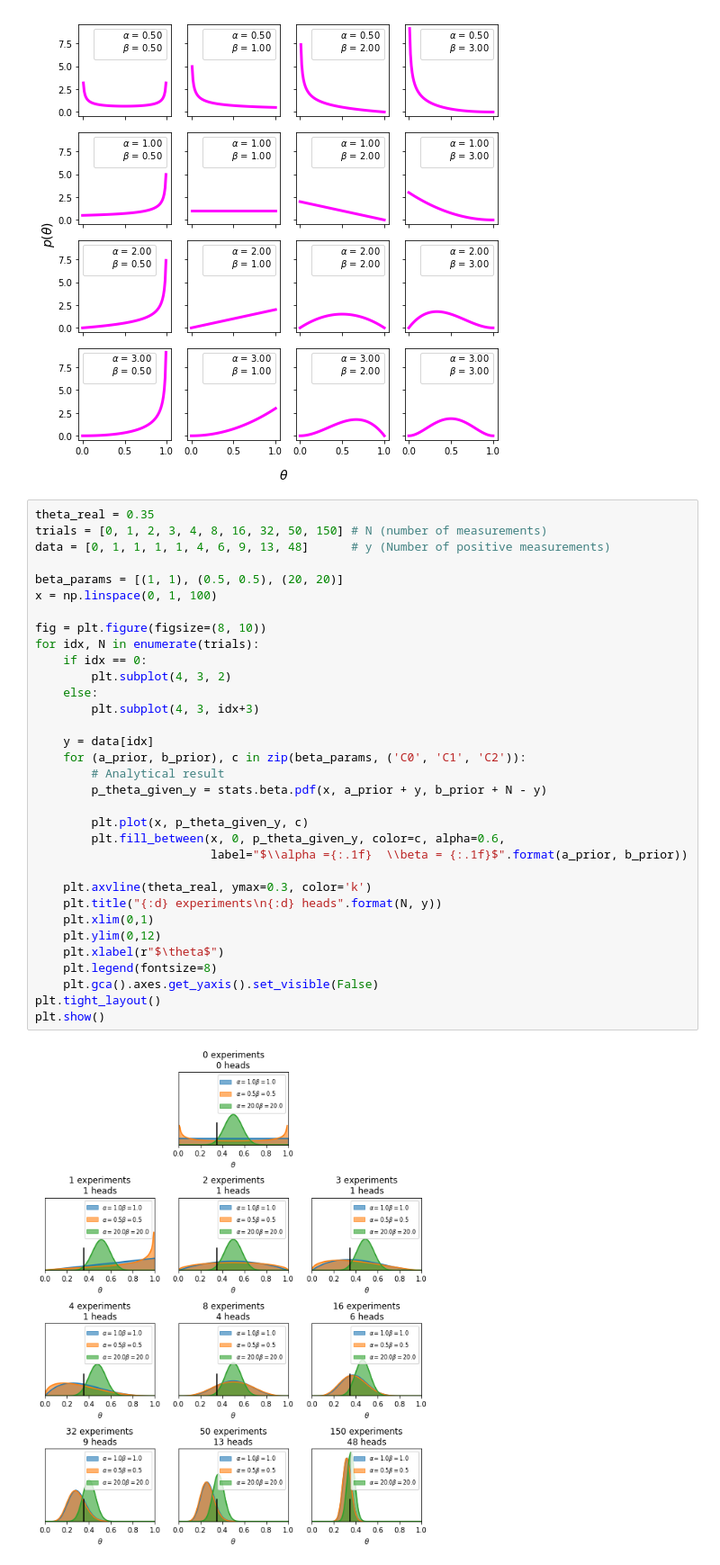
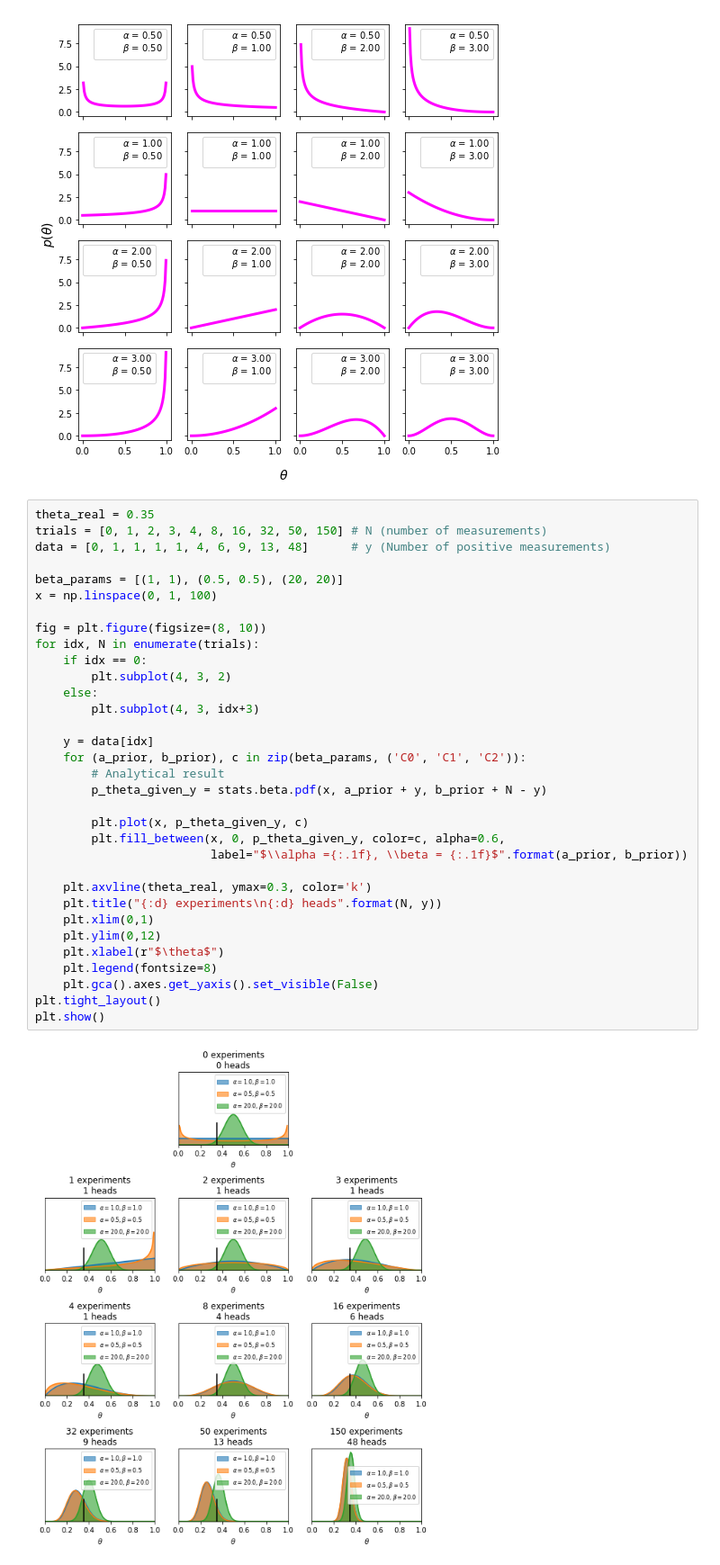
Before and after one commit to alejandrox1/numerical_computing, a Jupyter notebook: bayesian/chapter-01.ipynb, the cells around one changed output. Shown at 90% size. Saved outputs shown, nothing was run; the diff lists cells and outputs as text.

Commit message:
bayesian/chapter-01.ipynb minor update to legend on prior

```diff
--- a/bayesian/chapter-01.ipynb
+++ b/bayesian/chapter-01.ipynb
@@ -63,32 +63,32 @@ trials = [0, 1, 2, 3, 4, 8, 16, 32, 50, 150] # N (number of measurements)
 data = [0, 1, 1, 1, 1, 4, 6, 9, 13, 48]      # y (Number of positive measurements)
 
 beta_params = [(1, 1), (0.5, 0.5), (20, 20)]
 x = np.linspace(0, 1, 100)
 
 fig = plt.figure(figsize=(8, 10))
 for idx, N in enumerate(trials):
     if idx == 0:
         plt.subplot(4, 3, 2)
     else:
         plt.subplot(4, 3, idx+3)
 
     y = data[idx]
     for (a_prior, b_prior), c in zip(beta_params, ('C0', 'C1', 'C2')):
         # Analytical result
         p_theta_given_y = stats.beta.pdf(x, a_prior + y, b_prior + N - y)
 
         plt.plot(x, p_theta_given_y, c)
         plt.fill_between(x, 0, p_theta_given_y, color=c, alpha=0.6,
-                         label="$\\alpha ={:.1f}  \\beta = {:.1f}$".format(a_prior, b_prior))
+                         label="$\\alpha ={:.1f}, \\beta = {:.1f}$".format(a_prior, b_prior))
 
     plt.axvline(theta_real, ymax=0.3, color='k')
     plt.title("{:d} experiments\n{:d} heads".format(N, y))
     plt.xlim(0,1)
     plt.ylim(0,12)
     plt.xlabel(r"$\theta$")
     plt.legend(fontsize=8)
     plt.gca().axes.get_yaxis().set_visible(False)
 plt.tight_layout()
 plt.show()
 # %% [output]
-[figure, old version]
+[figure, new version]
```
